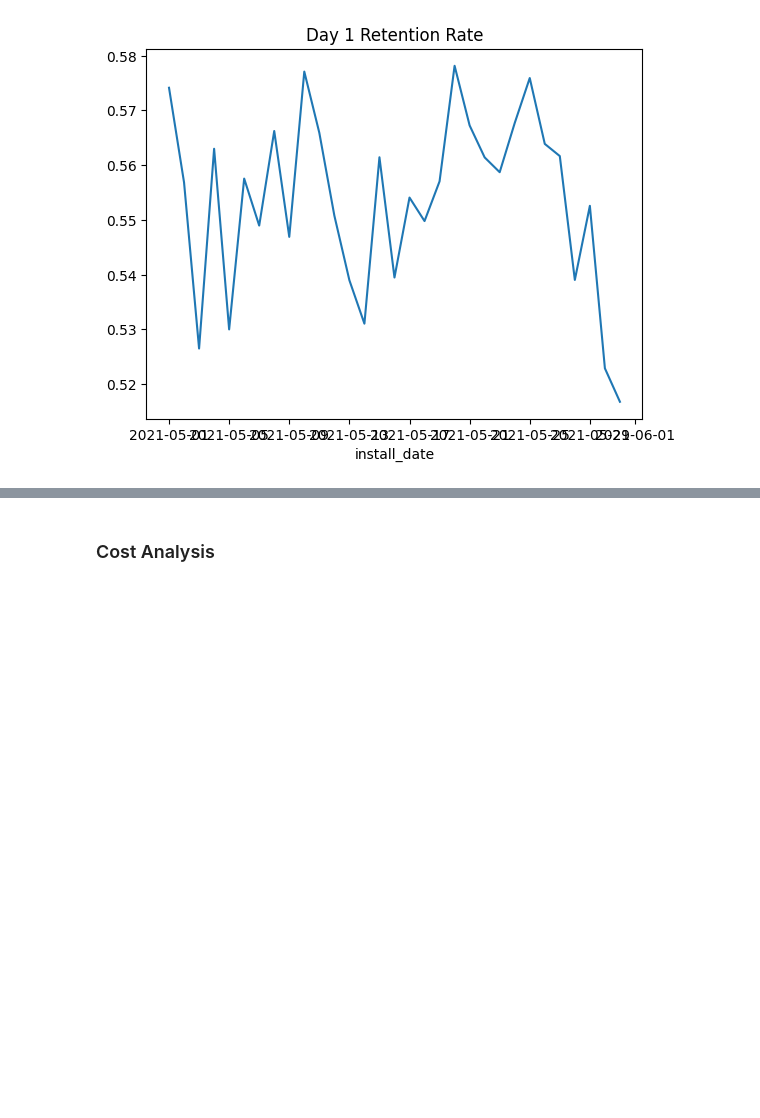
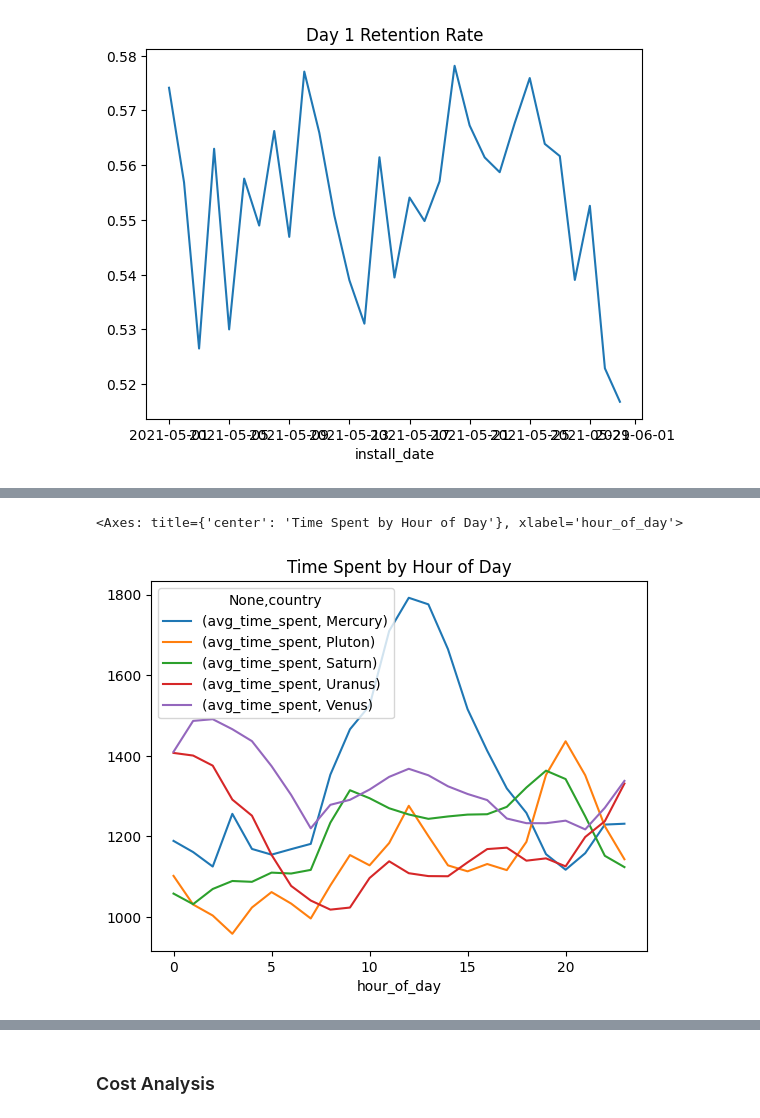
Before and after one commit to ybektas20/dream_case, a Jupyter notebook: eda.ipynb, the cells around one changed output, grey strips where cells are left out. Cells and saved outputs as stored; diff of their text form; code cells hidden in the pictures; blank space fills up the shorter version.

```diff
--- a/eda.ipynb
+++ b/eda.ipynb
@@ -62,0 +81,3 @@ retention_trend.retention_day1.iloc[1:-1].plot(title='Day 1 Retention Rate')
+# %%
+avg_time_spent = analytics.get_avg_time_spent()
+avg_time_spent.describe()
@@ -62,0 +94,5 @@ retention_trend.retention_day1.iloc[1:-1].plot(title='Day 1 Retention Rate')
+# %%
+avg_time_spent.groupby(['hour_of_day','country']).agg({'avg_time_spent': 'mean'}).unstack().plot(title='Time Spent by Hour of Day')
+# %% [output]
+<Axes: title={'center': 'Time Spent by Hour of Day'}, xlabel='hour_of_day'>
+[figure, added]
```
Also changed, not shown: parts of 95 cells of this notebook, 2 other files.
